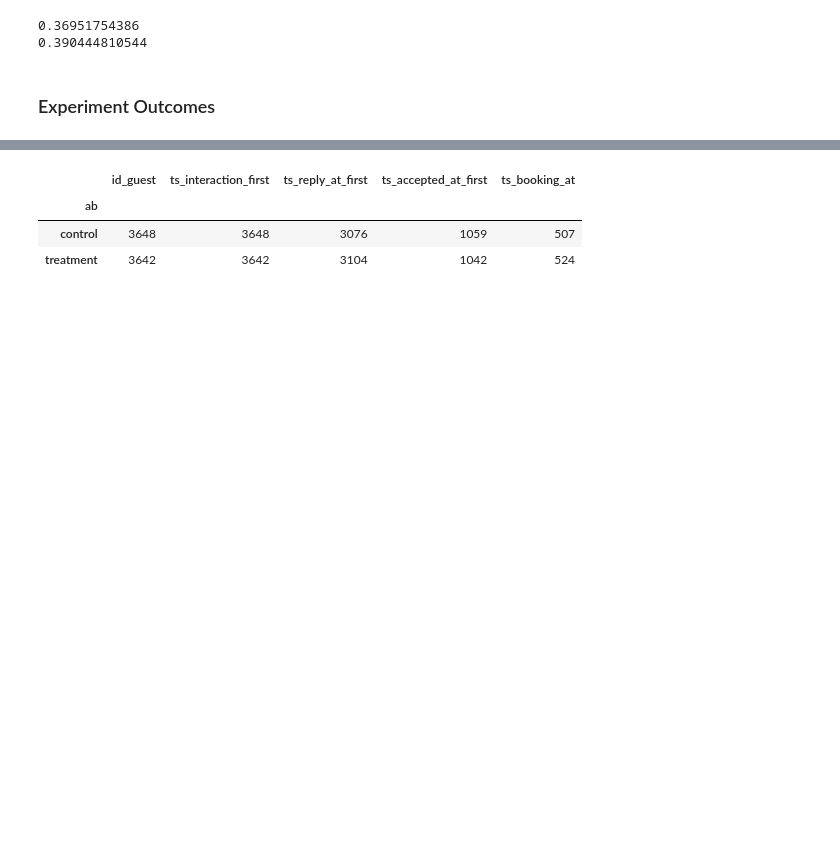
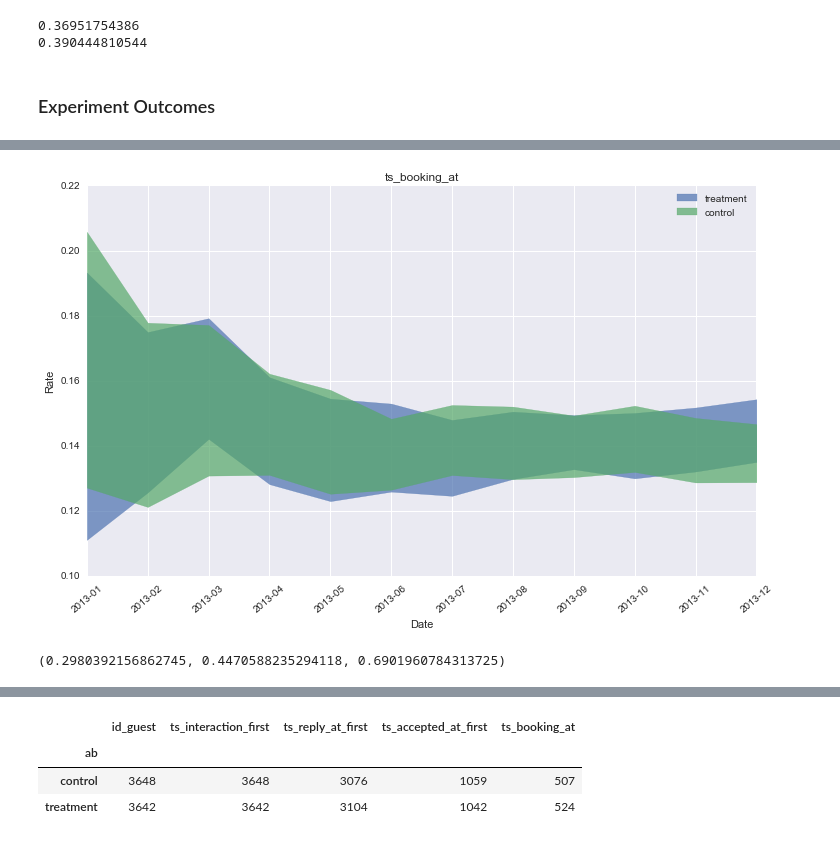
Before and after one commit to agtsai/Notebooks, a Jupyter notebook: 2016_02_15 Airbnb.ipynb, the cells around one changed output, grey strips where cells are left out. Saved outputs shown, nothing was run; the diff lists cells and outputs as text; code cells hidden in the pictures; blank space fills up the shorter version.

```diff
--- a/2016_02_15 Airbnb.ipynb
+++ b/2016_02_15 Airbnb.ipynb
@@ -243,0 +318,4 @@ print 1422.0 / 3642
+# %%
+plot_metric(graph_data, 'ts_booking_at')
+# %% [output]
+[figure, added]
@@ -243,0 +324,4 @@ print 1422.0 / 3642
+# %%
+current_palette[0]
+# %% [output]
+(0.2980392156862745, 0.4470588235294118, 0.6901960784313725)
```
Also changed, not shown: parts of 13 cells of this notebook.
